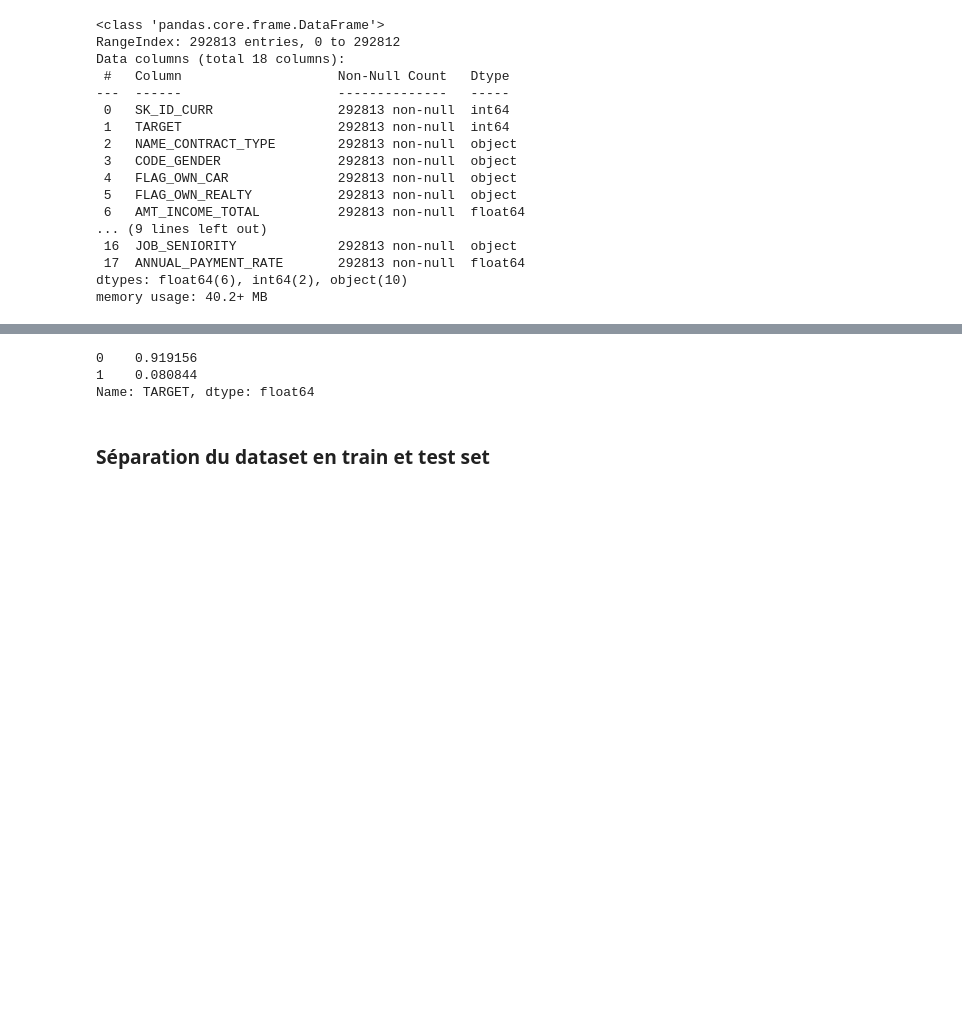
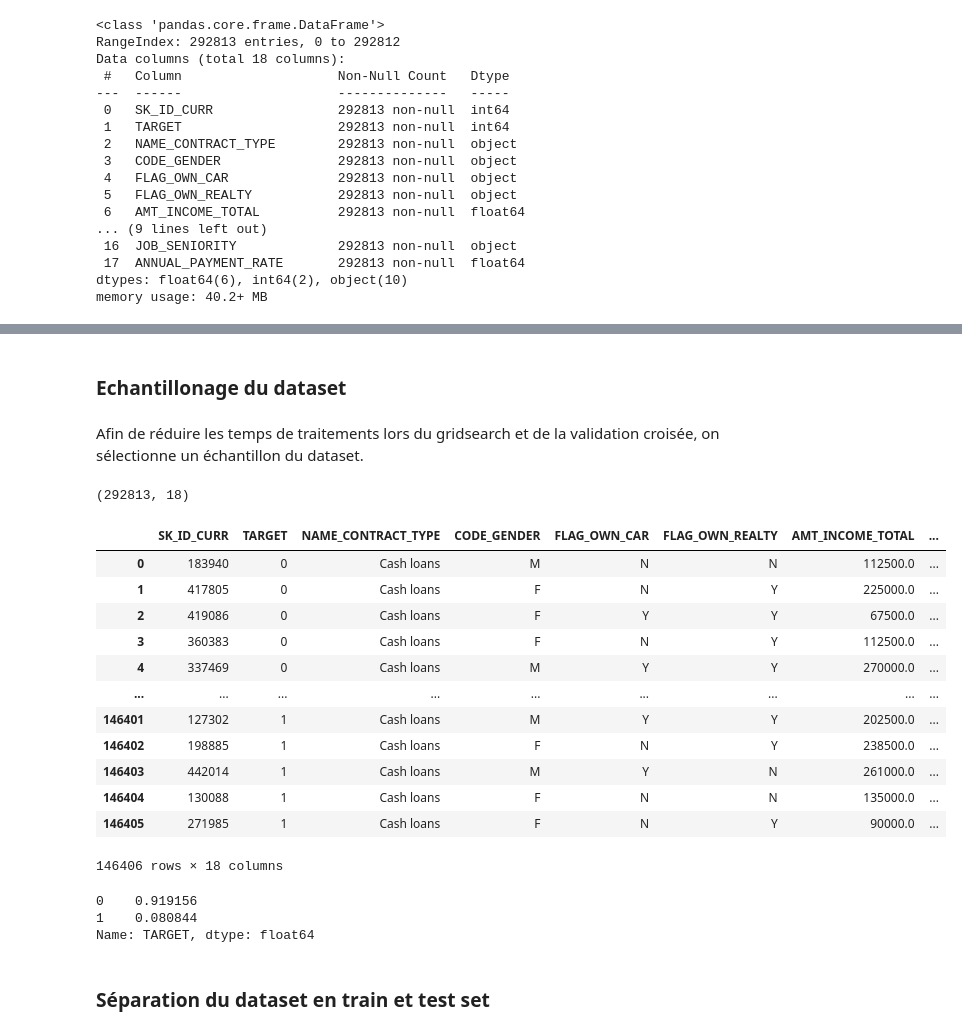
Before and after one commit to sebastienbourgeois/oc-p7-implementer-modele-scoring, a Jupyter notebook: code/modelisation.ipynb, the cells around one changed output, grey strips where cells are left out. Cells and saved outputs as stored; diff of their text form; code cells hidden in the pictures; blank space fills up the shorter version.

```diff
--- a/code/modelisation.ipynb
+++ b/code/modelisation.ipynb
@@ -1548,6 +1538,8 @@ echantillon_modeles = dataset_modeles.groupby('TARGET', group_keys=False).apply(
-# %%
-echantillon_modeles.TARGET.value_counts(normalize=True)
-# %% [output]
-0    0.919156
-1    0.080844
-Name: TARGET, dtype: float64
+# %% [markdown]
+### Echantillonage du dataset
+# %% [markdown]
+Afin de réduire les temps de traitements lors du gridsearch et de la validation croisée, on sélectionne un échantillon du dataset.
+# %%
+dataset_modeles.shape
+# %% [output]
+(292813, 18)
@@ -1554,3 +1549,25 @@ Name: TARGET, dtype: float64
+# %%
+echantillon_modeles
+# %% [output]
+|  | SK_ID_CURR | TARGET | NAME_CONTRACT_TYPE | CODE_GENDER | FLAG_OWN_CAR | FLAG_OWN_REALTY | AMT_INCOME_TOTAL | ... |
+| 0 | 183940 | 0 | Cash loans | M | N | N | 112500.0 | ... |
+| 1 | 417805 | 0 | Cash loans | F | N | Y | 225000.0 | ... |
+| 2 | 419086 | 0 | Cash loans | F | Y | Y | 67500.0 | ... |
+| 3 | 360383 | 0 | Cash loans | F | N | Y | 112500.0 | ... |
+| 4 | 337469 | 0 | Cash loans | M | Y | Y | 270000.0 | ... |
+| ... | ... | ... | ... | ... | ... | ... | ... | ... |
+| 146401 | 127302 | 1 | Cash loans | M | Y | Y | 202500.0 | ... |
+| 146402 | 198885 | 1 | Cash loans | F | N | Y | 238500.0 | ... |
+| 146403 | 442014 | 1 | Cash loans | M | Y | N | 261000.0 | ... |
+| 146404 | 130088 | 1 | Cash loans | F | N | N | 135000.0 | ... |
+| 146405 | 271985 | 1 | Cash loans | F | N | Y | 90000.0 | ... |
+146406 rows × 18 columns
+# %%
+echantillon_modeles.TARGET.value_counts(normalize=True)
+# %% [output]
+0    0.919156
+1    0.080844
+Name: TARGET, dtype: float64
 # %% [markdown]
 ### Séparation du dataset en train et test set
 # %%
```
Also changed, not shown: parts of 24 cells of this notebook.
